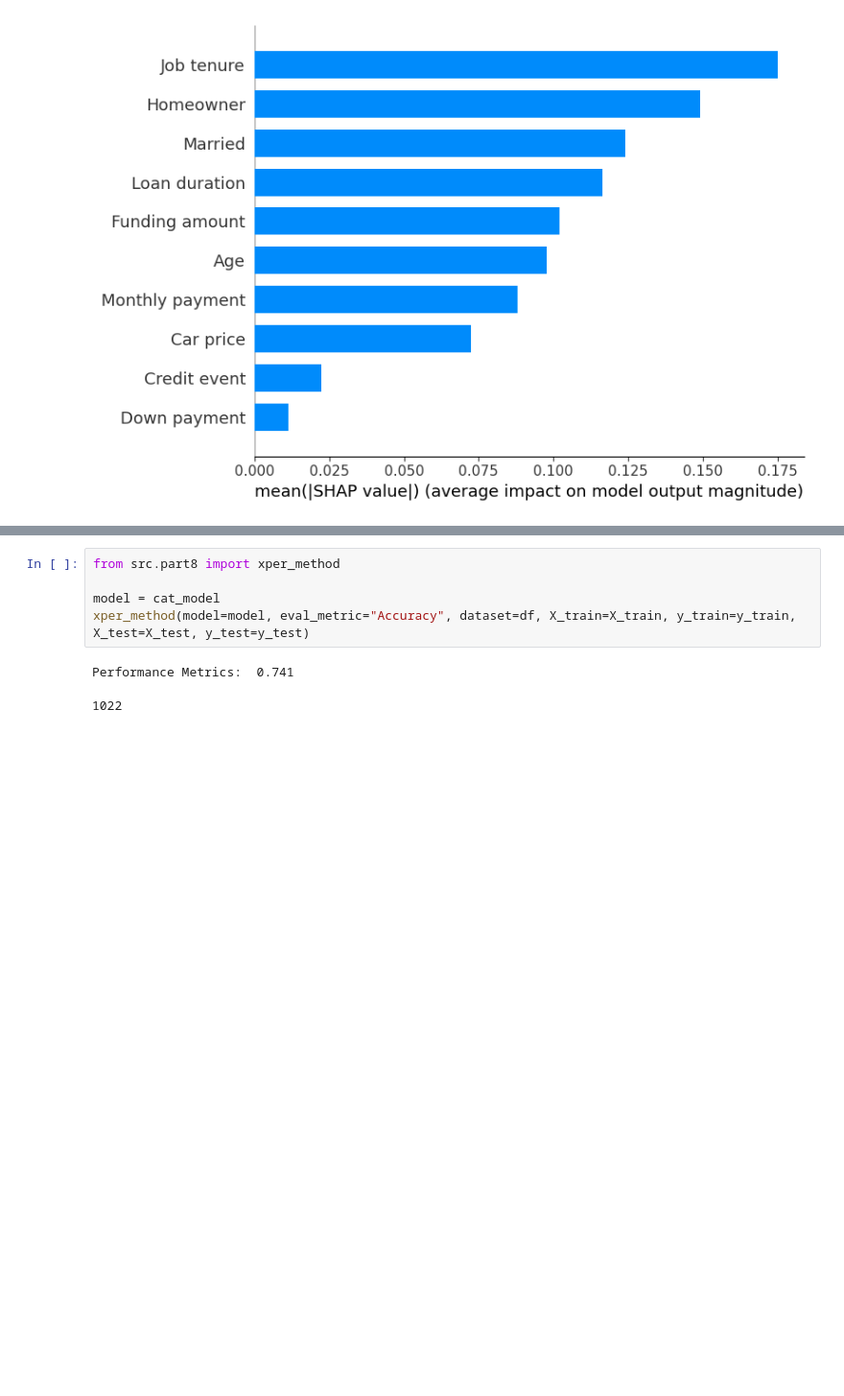
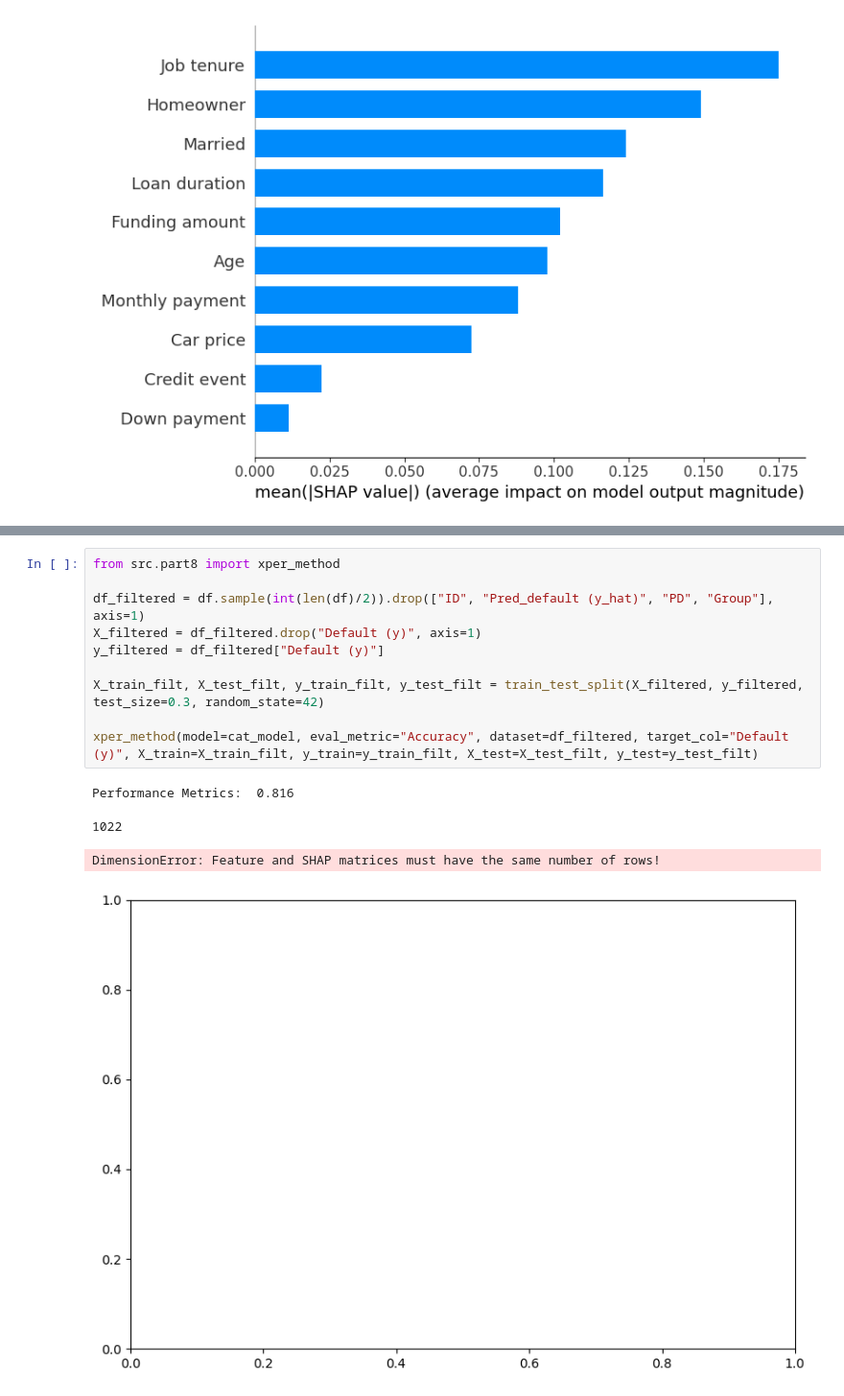
Before and after one commit to julescrevola/interpret_fair, a Jupyter notebook: notebooks/own_model.ipynb, the cells around one changed output, grey strips where cells are left out. Shown: that part at 96% size. Drawn from its saved outputs; the diff is of its cells as text; blank space fills up the shorter version.

Commit message:
part 8 updates

```diff
--- a/notebooks/own_model.ipynb
+++ b/notebooks/own_model.ipynb
@@ -149,8 +152,15 @@ draw_pdp_ice_graphs(model=cat_model, data=X_train, model_name="cat_model", varia
-# %%
-from src.part8 import xper_method
-
-model = cat_model
-xper_method(model=model, eval_metric="Accuracy", dataset=df, X_train=X_train, y_train=y_train, X_test=X_test, y_test=y_test)
-# %% [output]
-Performance Metrics:  0.741
-1022
+# %%
+from src.part8 import xper_method
+
+df_filtered = df.sample(int(len(df)/2)).drop(["ID", "Pred_default (y_hat)", "PD", "Group"], axis=1)
+X_filtered = df_filtered.drop("Default (y)", axis=1)
+y_filtered = df_filtered["Default (y)"]
+
+X_train_filt, X_test_filt, y_train_filt, y_test_filt = train_test_split(X_filtered, y_filtered, test_size=0.3, random_state=42)
+
+xper_method(model=cat_model, eval_metric="Accuracy", dataset=df_filtered, target_col="Default (y)", X_train=X_train_filt, y_train=y_train_filt, X_test=X_test_filt, y_test=y_test_filt)
+# %% [output]
+Performance Metrics:  0.816
+1022
+DimensionError: Feature and SHAP matrices must have the same number of rows!
+[figure, added]
```
Also changed, not shown: parts of 2 cells of this notebook, 5 other files.
